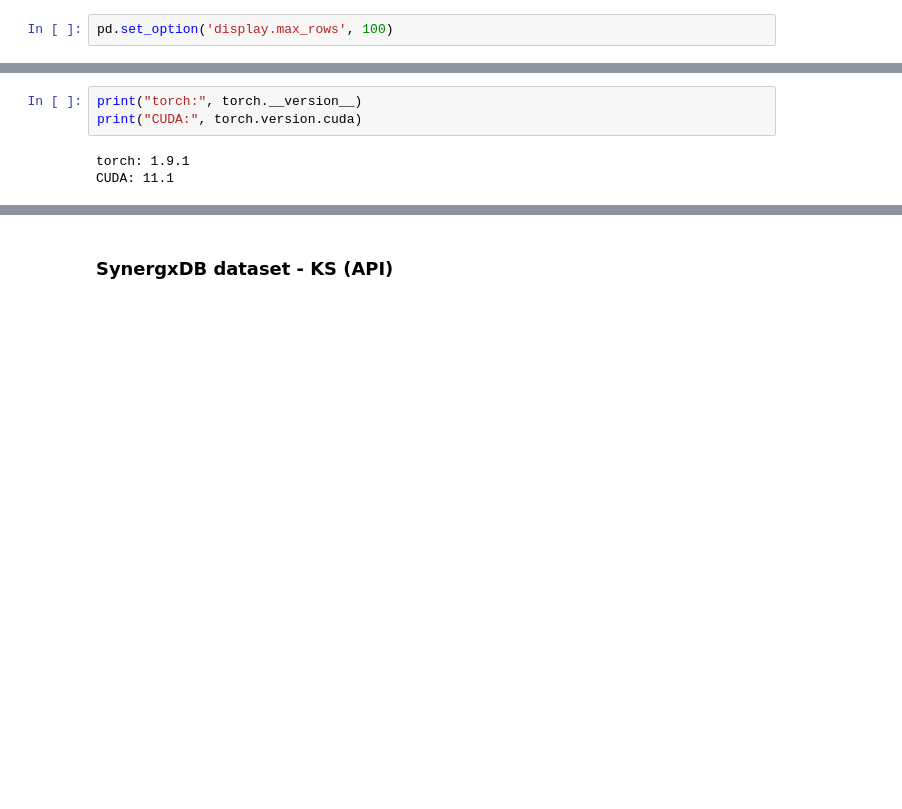
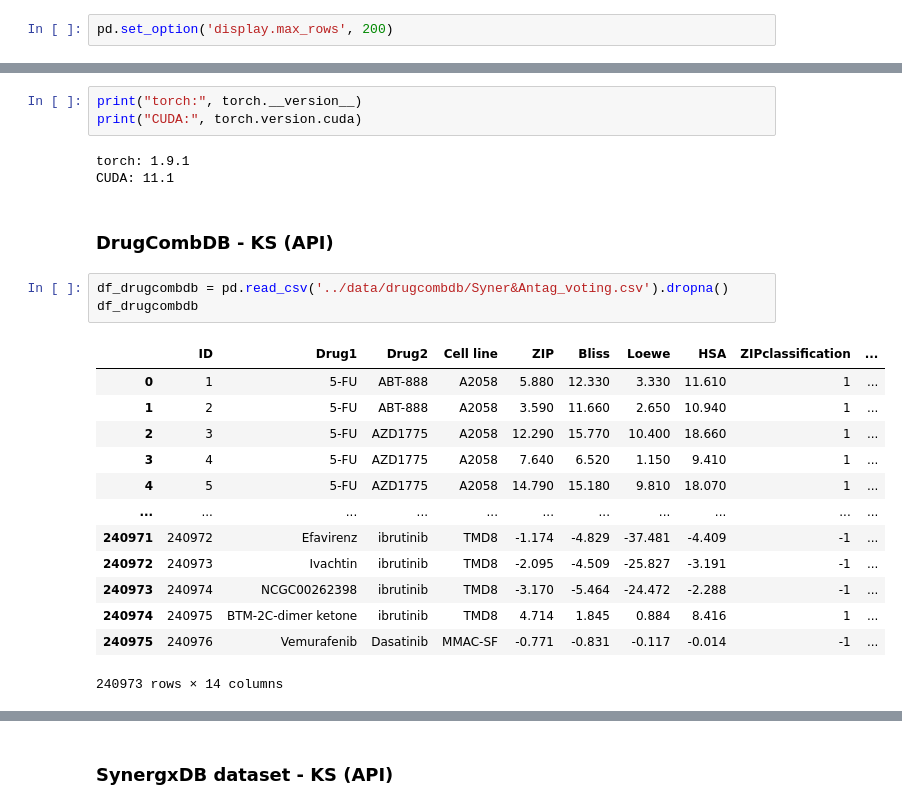
Before and after one commit to uzh-dqbm-cmi/graphnn, a Jupyter notebook: notebooks/DeepAdr_preprocessing-SynergxDB.ipynb, the cells around one changed output, grey strips where cells are left out. Saved outputs shown, nothing was run; the diff lists cells and outputs as text; blank space fills up the shorter version.

Commit message:
prep drugcombdb

```diff
--- a/notebooks/DeepAdr_preprocessing-SynergxDB.ipynb
+++ b/notebooks/DeepAdr_preprocessing-SynergxDB.ipynb
@@ -20,7 +23,7 @@ print(cwd)
 # %% [output]
 /cluster/home/skyriakos/chemprop_run/git/notebooks
 # %%
-pd.set_option('display.max_rows', 100)
+pd.set_option('display.max_rows', 200)
 # %%
 os.chdir('..')
 import deepadr
@@ -75,3 +68,22 @@ print("CUDA:", torch.version.cuda)
 # %% [output]
 torch: 1.9.1
 CUDA: 11.1
+# %% [markdown]
+### DrugCombDB - KS (API)
+# %%
+df_drugcombdb = pd.read_csv('../data/drugcombdb/Syner&Antag_voting.csv').dropna()
+df_drugcombdb
+# %% [output]
+|  | ID | Drug1 | Drug2 | Cell line | ZIP | Bliss | Loewe | HSA | ZIPclassification | ... |
+| 0 | 1 | 5-FU | ABT-888 | A2058 | 5.880 | 12.330 | 3.330 | 11.610 | 1 | ... |
+| 1 | 2 | 5-FU | ABT-888 | A2058 | 3.590 | 11.660 | 2.650 | 10.940 | 1 | ... |
+| 2 | 3 | 5-FU | AZD1775 | A2058 | 12.290 | 15.770 | 10.400 | 18.660 | 1 | ... |
+| 3 | 4 | 5-FU | AZD1775 | A2058 | 7.640 | 6.520 | 1.150 | 9.410 | 1 | ... |
+| 4 | 5 | 5-FU | AZD1775 | A2058 | 14.790 | 15.180 | 9.810 | 18.070 | 1 | ... |
+| ... | ... | ... | ... | ... | ... | ... | ... | ... | ... | ... |
+| 240971 | 240972 | Efavirenz | ibrutinib | TMD8 | -1.174 | -4.829 | -37.481 | -4.409 | -1 | ... |
+| 240972 | 240973 | Ivachtin | ibrutinib | TMD8 | -2.095 | -4.509 | -25.827 | -3.191 | -1 | ... |
+| 240973 | 240974 | NCGC00262398 | ibrutinib | TMD8 | -3.170 | -5.464 | -24.472 | -2.288 | -1 | ... |
+| 240974 | 240975 | BTM-2C-dimer ketone | ibrutinib | TMD8 | 4.714 | 1.845 | 0.884 | 8.416 | 1 | ... |
+| 240975 | 240976 | Vemurafenib | Dasatinib | MMAC-SF | -0.771 | -0.831 | -0.117 | -0.014 | -1 | ... |
+240973 rows × 14 columns
```
Also changed, not shown: parts of 44 cells of this notebook, 2 other files.
